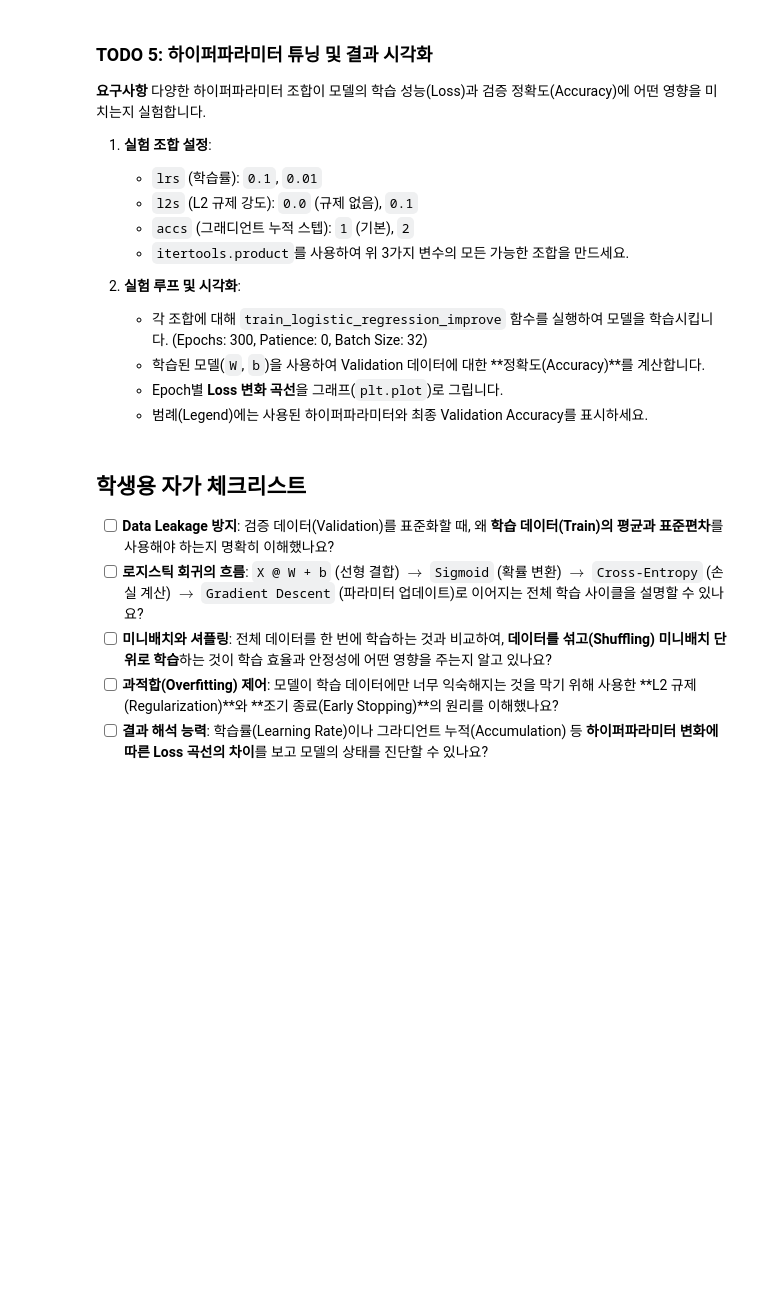
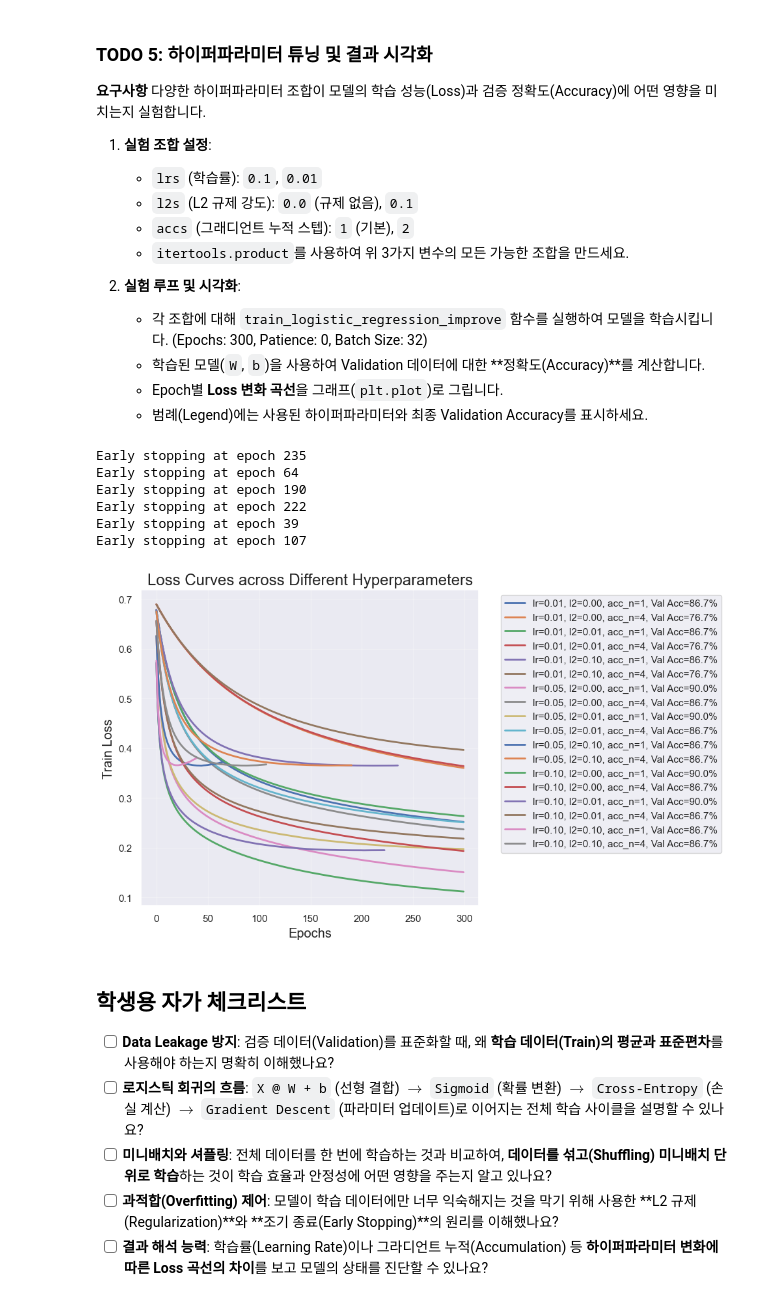
Before and after one commit to seongung33/problem_code, a Jupyter notebook: AI_home/(과제-문제) 0-2_로지스틱 회귀 구현.ipynb, the cells around one changed output. Drawn from its saved outputs; the diff is of its cells as text; code cells hidden in the pictures; blank space fills up the shorter version.

```diff
--- a/AI_home/(과제-문제) 0-2_로지스틱 회귀 구현.ipynb
+++ b/AI_home/(과제-문제) 0-2_로지스틱 회귀 구현.ipynb
@@ -608,30 +625,48 @@ plt.show()
     * 범례(Legend)에는 사용된 하이퍼파라미터와 최종 Validation Accuracy를 표시하세요.
 # %%
 # 1. 실험 조합 설정 (학습률, L2, 누적 스텝)
-lrs = None
-l2s = None
-accs = None
+lrs = [0.01, 0.05, 0.1]
+l2s = [0.0, 0.01, 0.1]
+accs = [1, 4]
 experiments = list(product(lrs, l2s, accs))
 
 # 2. 실험 루프 및 시각화
 plt.figure(figsize=(10, 6))
 for lr, l2, acc_n in experiments:
     # 모델 학습 수행
-    W, b, losses = None
+    W, b, losses = train_logistic_regression_improve(
+    X_train, y_train,
+    lr=lr,
+    epochs=300,
+    batch_size=32,
+    l2=l2,
+    accumulate_n=acc_n,
+    patience=20
+)
 
     # Validation data에 대한 정확도 계산 및 시각화
-    acc = None
+    p_val = sigmoid(X_valid @ W + b)
+    y_pred = (p_val >= 0.5).astype(int)
+    acc = np.mean(y_pred == y_valid)
 
     label = f"lr={lr:.2f}, l2={l2:.2f}, acc_n={acc_n}, Val Acc={acc*100:3.1f}%"
     plt.plot(losses, label=label, linewidth=2)
 
 plt.xlabel("Epochs", size="large")
 plt.ylabel("Train Loss", size="large")
 plt.title("Loss Curves across Different Hyperparameters", size="x-large")
 plt.legend(bbox_to_anchor=(1.05, 1), loc='upper left')
 plt.grid(alpha=0.3)
 plt.tight_layout()
 plt.show()
+# %% [output]
+Early stopping at epoch 235
+Early stopping at epoch 64
+Early stopping at epoch 190
+Early stopping at epoch 222
+Early stopping at epoch 39
+Early stopping at epoch 107
+[figure, added]
 # %% [markdown]
 ## 학생용 자가 체크리스트
 
```
Also changed, not shown: parts of 3 cells of this notebook, 1 other file.
